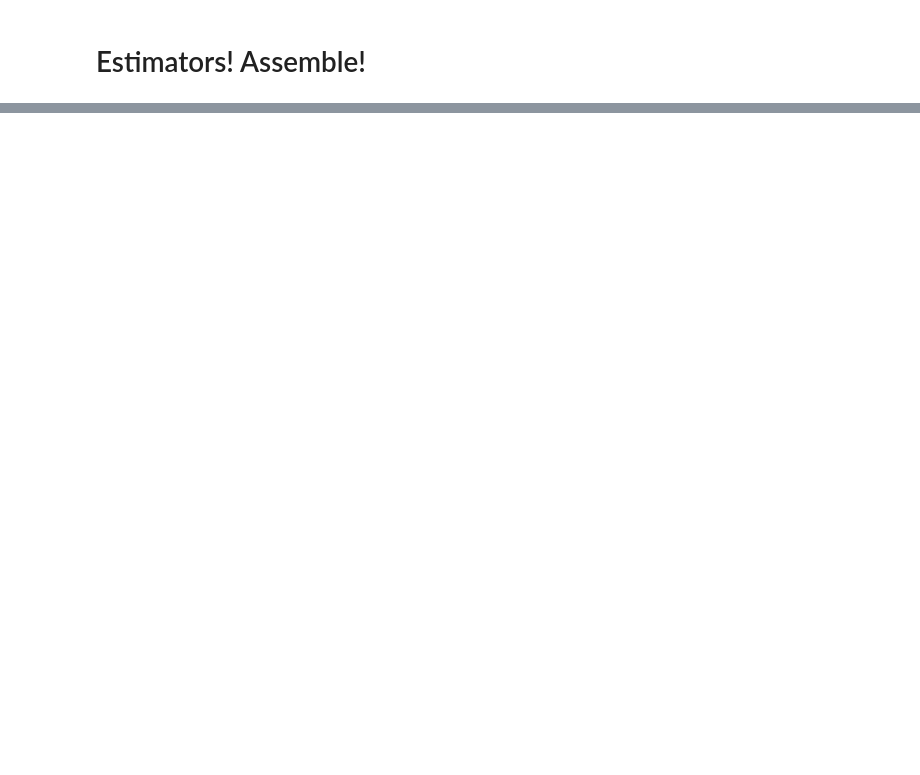
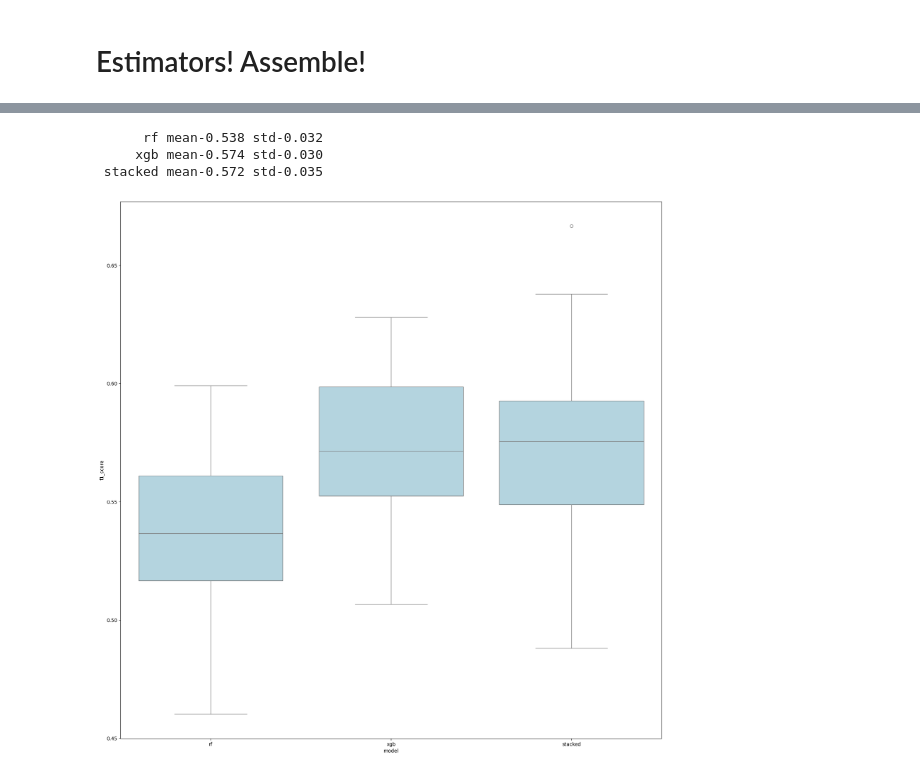
Before and after one commit to UserKrzysztof/MachineLearning-project1, a Jupyter notebook: code/model_tuning.ipynb, the cells around one changed output, grey strips where cells are left out. Cells and saved outputs as stored; diff of their text form; code cells hidden in the pictures; blank space fills up the shorter version.

```diff
--- a/code/model_tuning.ipynb
+++ b/code/model_tuning.ipynb
@@ -529,0 +590,38 @@ roc_auc:0.8193240982651355
+# %%
+from sklearn.model_selection import RepeatedStratifiedKFold, cross_val_score
+
+
+def evaluate_model_f1(model, X, y):
+
+    cv = RepeatedStratifiedKFold(n_splits=5, n_repeats=7, random_state=1)
+    scores = cross_val_score(model, X, y, scoring='f1', cv=cv, n_jobs=-1, error_score='raise')
+
+    return scores
+
+models = dict()
+for e in estimators:
+    models[e[0]] = e[1]
+models["stacked"] = clf
+
+X = df.drop(columns=target_value)
+y = df[target_value]
+
+results, names = list(), list()
+for name, model in models.items():
+    scores = evaluate_model_f1(model, X, y)
+    results.append(scores)
+    names.append(name)
+    print('%8s mean-%.3f std-%.3f' % (name, np.mean(scores), np.std(scores)))
+
+res_df = pd.DataFrame(results)
+res_df["model"] = names
+res_df = res_df.melt(id_vars="model", var_name="cv", value_name="f1_score")
+
+plt.figure(figsize=(20,20))
+sns.boxplot(res_df, x="model", y="f1_score", color="lightblue")
+plt.show()
+# %% [output]
+      rf mean-0.538 std-0.032
+     xgb mean-0.574 std-0.030
+ stacked mean-0.572 std-0.035
+[figure, added]
```
Also changed, not shown: parts of 5 cells of this notebook.
